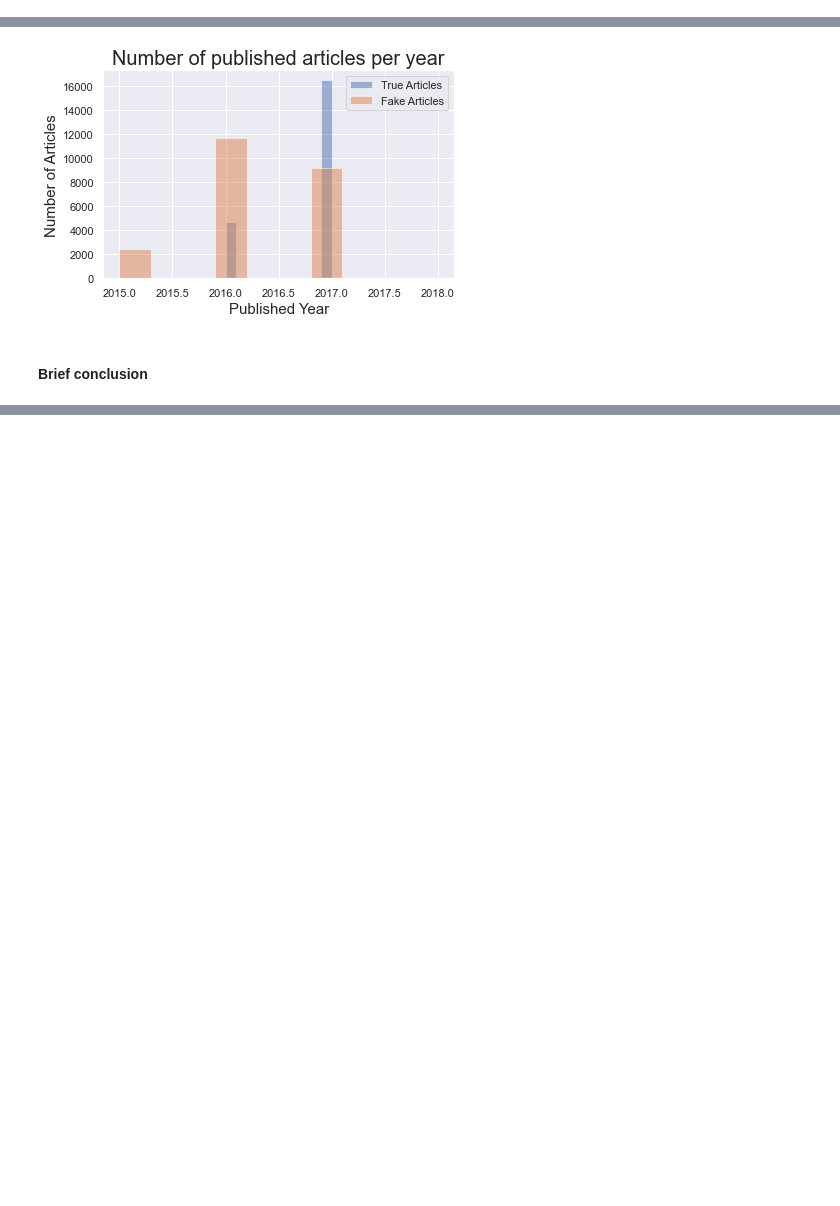
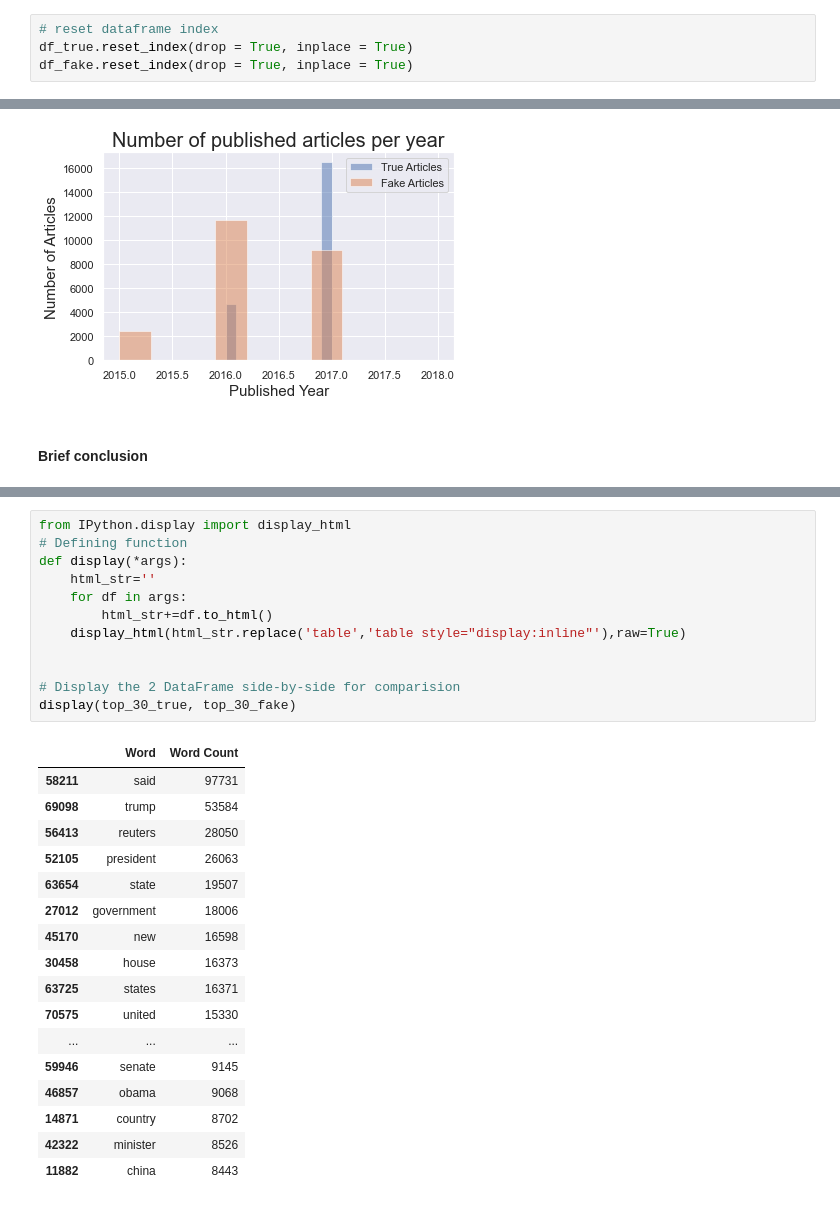
Before and after one commit to conibear/brainstation_machine_learning, a Jupyter notebook: notebook/BrainStation Machine Learning Project.ipynb, the cells around one changed output, grey strips where cells are left out. Drawn from its saved outputs; the diff is of its cells as text; blank space fills up the shorter version.

```diff
--- a/notebook/BrainStation Machine Learning Project.ipynb
+++ b/notebook/BrainStation Machine Learning Project.ipynb
@@ -879,3 +930,7 @@ memory usage: 1.8+ MB
+# %%
+# reset dataframe index
+df_true.reset_index(drop = True, inplace = True)
+df_fake.reset_index(drop = True, inplace = True)
 # %%
 # Making our first subplot
 plt.title('Number of published articles per year', fontsize = 20)
@@ -894,0 +1021,30 @@ plt.show()
+# %%
+from IPython.display import display_html
+# Defining function
+def display(*args):
+    html_str=''
+    for df in args:
+        html_str+=df.to_html()
+    display_html(html_str.replace('table','table style="display:inline"'),raw=True)
+
+
+# Display the 2 DataFrame side-by-side for comparision
+display(top_30_true, top_30_fake)
+# %% [output]
+|  | Word | Word Count |
+| 58211 | said | 97731 |
+| 69098 | trump | 53584 |
+| 56413 | reuters | 28050 |
+| 52105 | president | 26063 |
+| 63654 | state | 19507 |
+| 27012 | government | 18006 |
+| 45170 | new | 16598 |
+| 30458 | house | 16373 |
+| 63725 | states | 16371 |
+| 70575 | united | 15330 |
+| ... | ... | ... |
+| 59946 | senate | 9145 |
+| 46857 | obama | 9068 |
+| 14871 | country | 8702 |
+| 42322 | minister | 8526 |
+| 11882 | china | 8443 |
```
Also changed, not shown: parts of 15 cells of this notebook.
